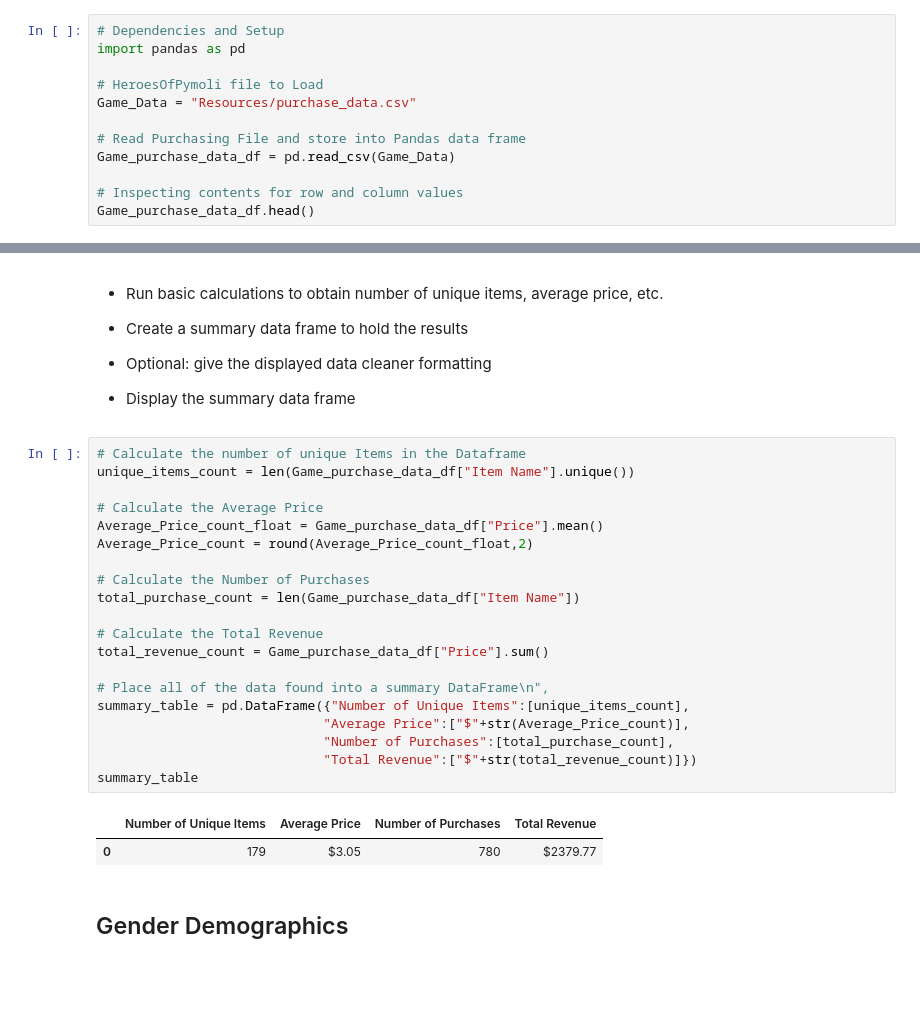
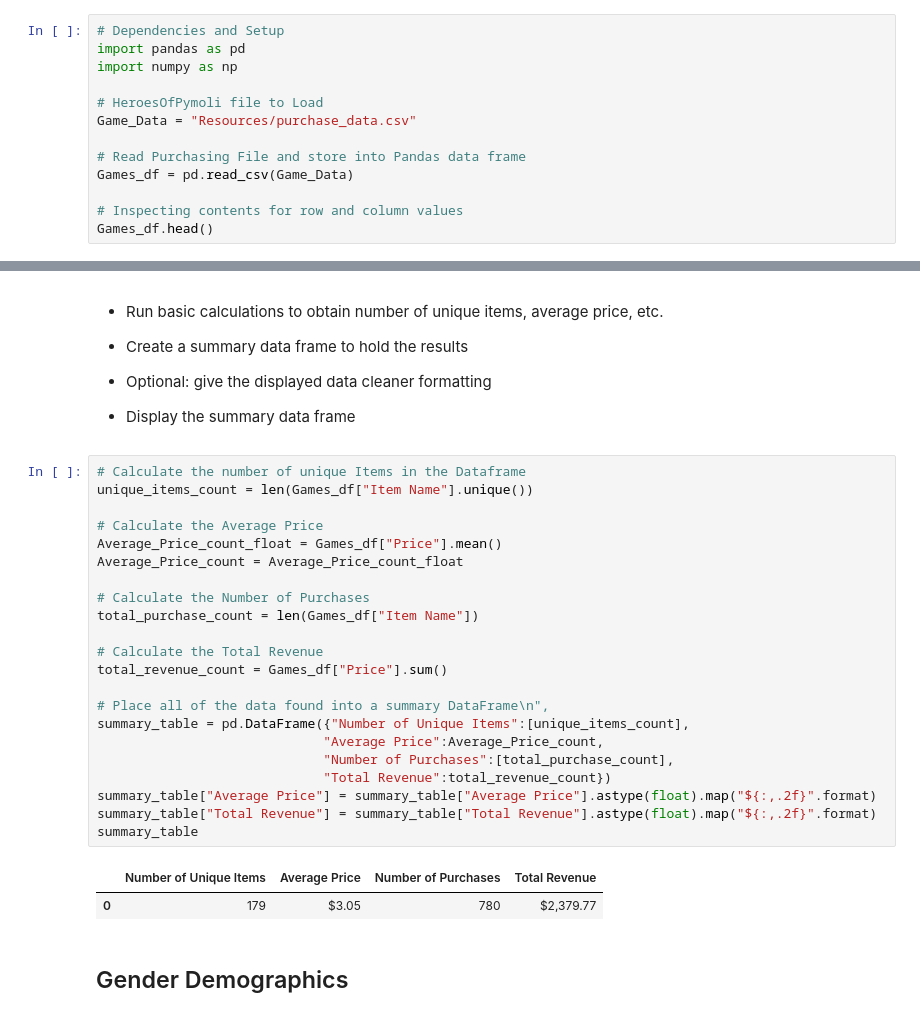
Before and after one commit to rlkennye/pandas-challenge, a Jupyter notebook: HeroesOfPymoli/HeroesOfPymoli_starter.ipynb, the cells around one changed output, grey strips where cells are left out. Saved outputs shown, nothing was run; the diff lists cells and outputs as text; blank space fills up the shorter version.

```diff
--- a/HeroesOfPymoli/HeroesOfPymoli_starter.ipynb
+++ b/HeroesOfPymoli/HeroesOfPymoli_starter.ipynb
@@ -3,15 +3,16 @@
 # %%
 # Dependencies and Setup
 import pandas as pd
+import numpy as np
 
 # HeroesOfPymoli file to Load
 Game_Data = "Resources/purchase_data.csv"
 
 # Read Purchasing File and store into Pandas data frame
-Game_purchase_data_df = pd.read_csv(Game_Data)
+Games_df = pd.read_csv(Game_Data)
 
 # Inspecting contents for row and column values
-Game_purchase_data_df.head()
+Games_df.head()
 # %% [output]
 |  | Purchase ID | SN | Age | Gender | Item ID | Item Name | Price |
 | 0 | 0 | Lisim78 | 20 | Male | 108 | Extraction, Quickblade Of Trembli... | 3.53 |
@@ -46,27 +47,29 @@ total_players_count
 * Display the summary data frame
 # %%
 # Calculate the number of unique Items in the Dataframe
-unique_items_count = len(Game_purchase_data_df["Item Name"].unique())
+unique_items_count = len(Games_df["Item Name"].unique())
 
 # Calculate the Average Price
-Average_Price_count_float = Game_purchase_data_df["Price"].mean()
-Average_Price_count = round(Average_Price_count_float,2)
+Average_Price_count_float = Games_df["Price"].mean()
+Average_Price_count = Average_Price_count_float
 
 # Calculate the Number of Purchases
-total_purchase_count = len(Game_purchase_data_df["Item Name"])
+total_purchase_count = len(Games_df["Item Name"])
 
 # Calculate the Total Revenue
-total_revenue_count = Game_purchase_data_df["Price"].sum()
+total_revenue_count = Games_df["Price"].sum()
 
 # Place all of the data found into a summary DataFrame\n",
 summary_table = pd.DataFrame({"Number of Unique Items":[unique_items_count],
-                             "Average Price":["$"+str(Average_Price_count)],
+                             "Average Price":Average_Price_count,
                              "Number of Purchases":[total_purchase_count],
-                             "Total Revenue":["$"+str(total_revenue_count)]})
+                             "Total Revenue":total_revenue_count})
+summary_table["Average Price"] = summary_table["Average Price"].astype(float).map("${:,.2f}".format)
+summary_table["Total Revenue"] = summary_table["Total Revenue"].astype(float).map("${:,.2f}".format)
 summary_table
 # %% [output]
 |  | Number of Unique Items | Average Price | Number of Purchases | Total Revenue |
-| 0 | 179 | $3.05 | 780 | $2379.77 |
+| 0 | 179 | $3.05 | 780 | $2,379.77 |
 # %% [markdown]
 ## Gender Demographics
 # %% [markdown]
```
Also changed, not shown: parts of 8 cells of this notebook.
